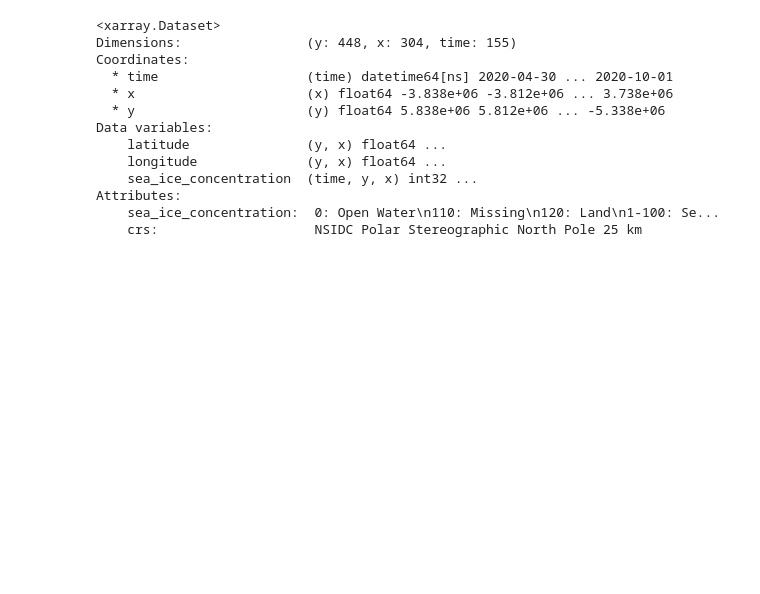
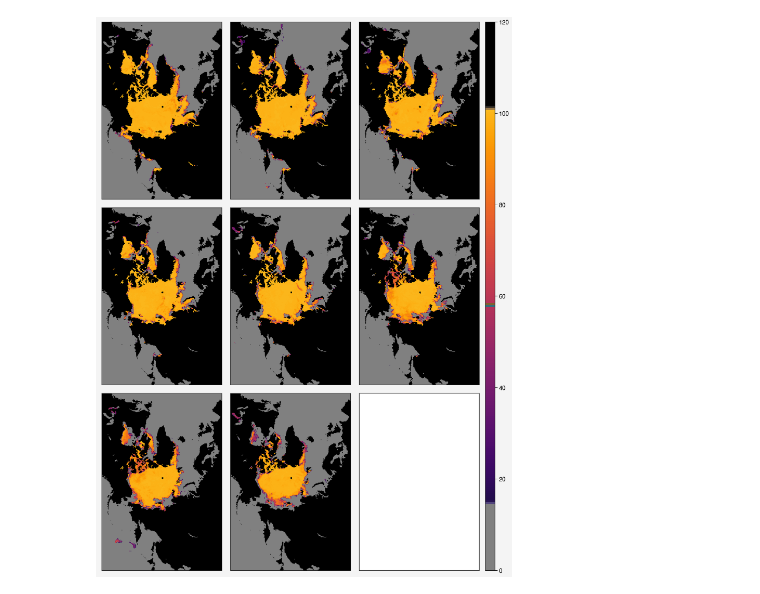
Before and after one commit to awang343/uncertainty-quantification-sea-ice, a Jupyter notebook: notebooks/Sea Ice Concentration.ipynb, the cells around one changed output. Cells and saved outputs as stored; diff of their text form; code cells hidden in the pictures; blank space fills up the shorter version.

```diff
--- a/notebooks/Sea Ice Concentration.ipynb
+++ b/notebooks/Sea Ice Concentration.ipynb
@@ -57,16 +79,25 @@ KeyError: "not all values found in index 'time'. Try setting the `method` keywor
-# %%
-ds
-# %% [output]
-<xarray.Dataset>
-Dimensions:                (y: 448, x: 304, time: 155)
-Coordinates:
-  * time                   (time) datetime64[ns] 2020-04-30 ... 2020-10-01
-  * x                      (x) float64 -3.838e+06 -3.812e+06 ... 3.738e+06
-  * y                      (y) float64 5.838e+06 5.812e+06 ... -5.338e+06
-Data variables:
-    latitude               (y, x) float64 ...
-    longitude              (y, x) float64 ...
-    sea_ice_concentration  (time, y, x) int32 ...
-Attributes:
-    sea_ice_concentration:  0: Open Water\n110: Missing\n120: Land\n1-100: Se...
-    crs:                    NSIDC Polar Stereographic North Pole 25 km
+# %%
+sic_data = xr.open_dataset("../data/amsr2_sea_ice_concentration.nc")
+data = sic_data["sea_ice_concentration"].values
+
+fig = pplt.figure()
+
+cmap = pplt.Colormap('inferno')
+
+newcolors = cmap(np.linspace(0, 1, 120))
+# newcolors[:15] = np.array([0,61,153,1])
+newcolors[:15] = np.array([0.5,0.5,0.5,1])
+newcolors[101:] = np.array([0,0,0,1])
+
+n = 8
+dt = 10
+
+ax = fig.subplots(nrows=(n+1)//3, ncols=3)
+
+for i in range(n):
+    h = ax[i].heatmap(data[dt*i], cmap=newcolors)
+
+fig.colorbar(h, loc='r')
+ax.format(xlocator='null', ylocator='null')
+# %% [output]
+[figure, added]
```
Also changed, not shown: parts of 9 cells of this notebook, 4 other files.
